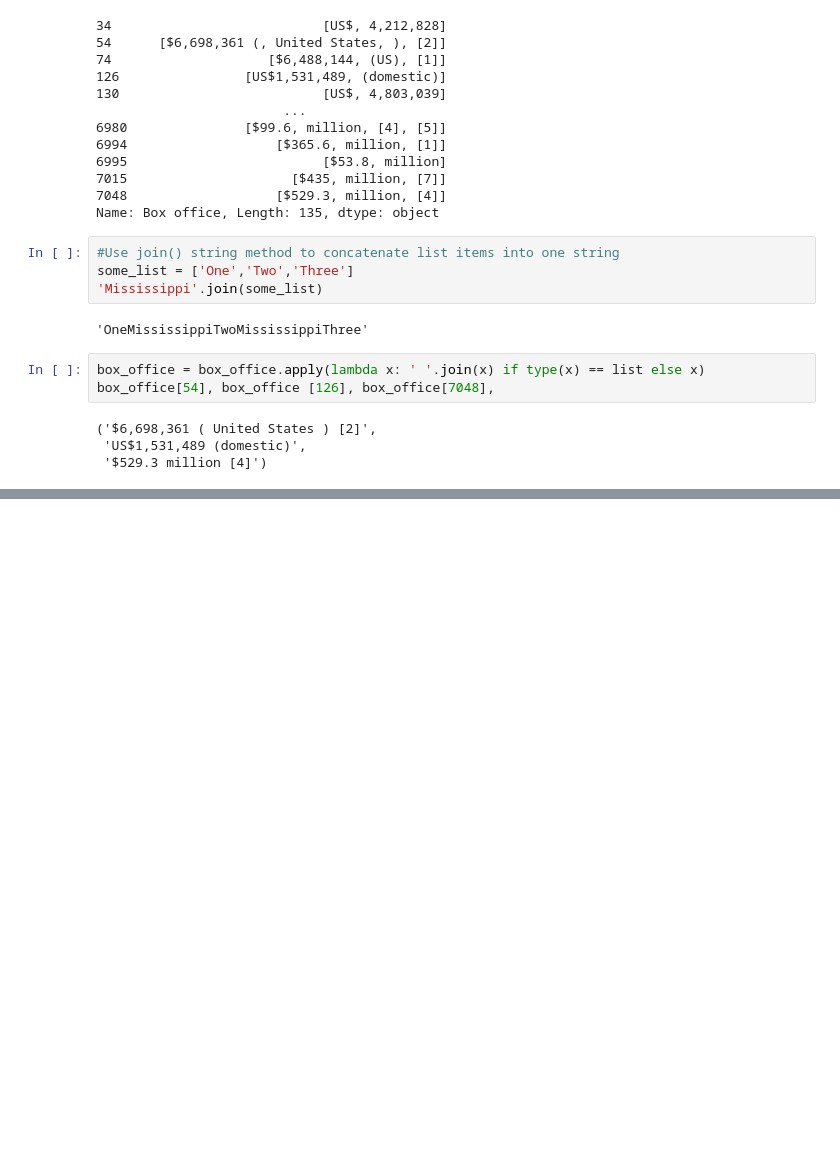
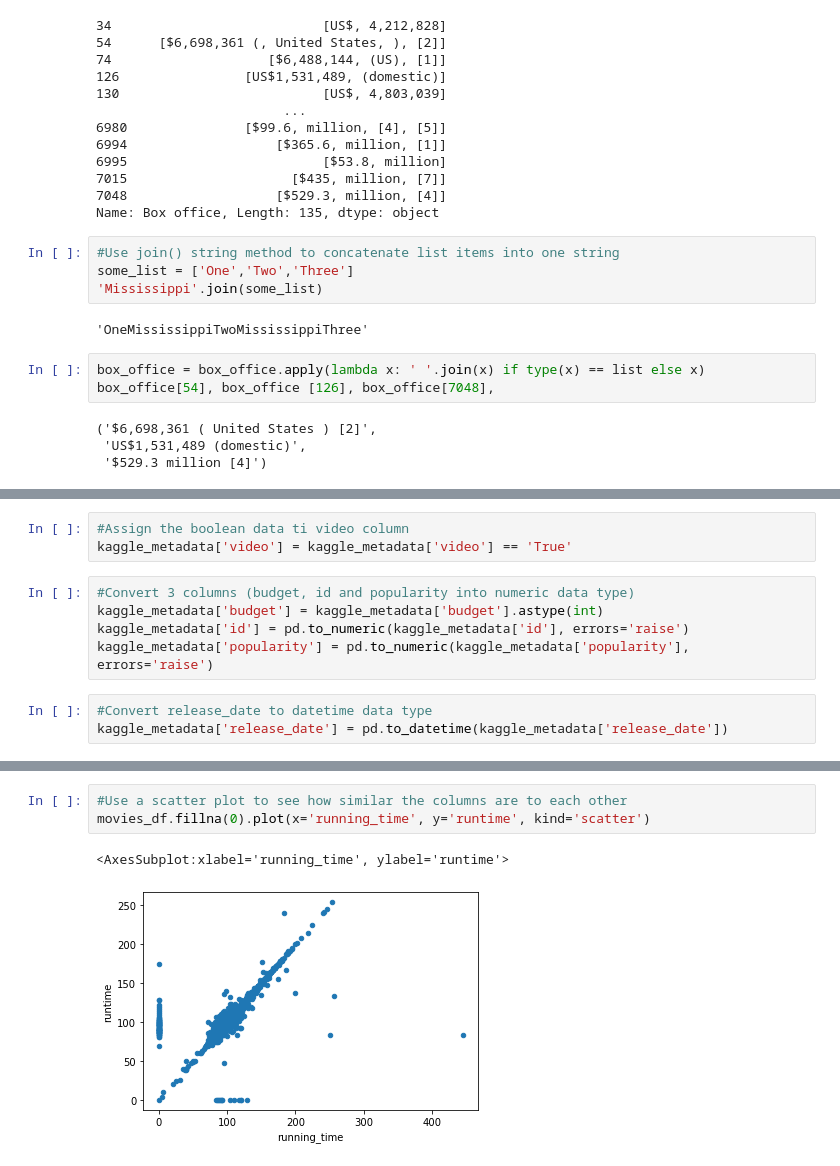
Before and after one commit to SzeWingChan/Movies-ETL, a Jupyter notebook: Module8.ipynb, the cells around one changed output, grey strips where cells are left out. Cells and saved outputs as stored; diff of their text form; blank space fills up the shorter version.

```diff
--- a/Module8.ipynb
+++ b/Module8.ipynb
@@ -1135,0 +1473,11 @@ wiki_movies_df.drop('Box office', axis=1, inplace=True)
+# %%
+#Assign the boolean data ti video column
+kaggle_metadata['video'] = kaggle_metadata['video'] == 'True'
+# %%
+#Convert 3 columns (budget, id and popularity into numeric data type)
+kaggle_metadata['budget'] = kaggle_metadata['budget'].astype(int)
+kaggle_metadata['id'] = pd.to_numeric(kaggle_metadata['id'], errors='raise')
+kaggle_metadata['popularity'] = pd.to_numeric(kaggle_metadata['popularity'], errors='raise')
+# %%
+#Convert release_date to datetime data type
+kaggle_metadata['release_date'] = pd.to_datetime(kaggle_metadata['release_date'])
@@ -1135,0 +1641,6 @@ wiki_movies_df.drop('Box office', axis=1, inplace=True)
+# %%
+#Use a scatter plot to see how similar the columns are to each other
+movies_df.fillna(0).plot(x='running_time', y='runtime', kind='scatter')
+# %% [output]
+<AxesSubplot:xlabel='running_time', ylabel='runtime'>
+[figure, added]
```
Also changed, not shown: parts of 161 cells of this notebook.
